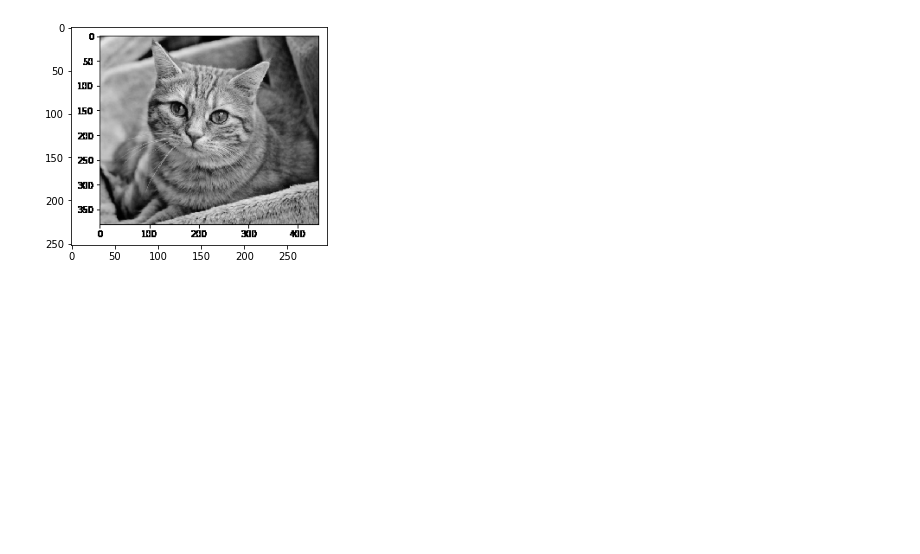
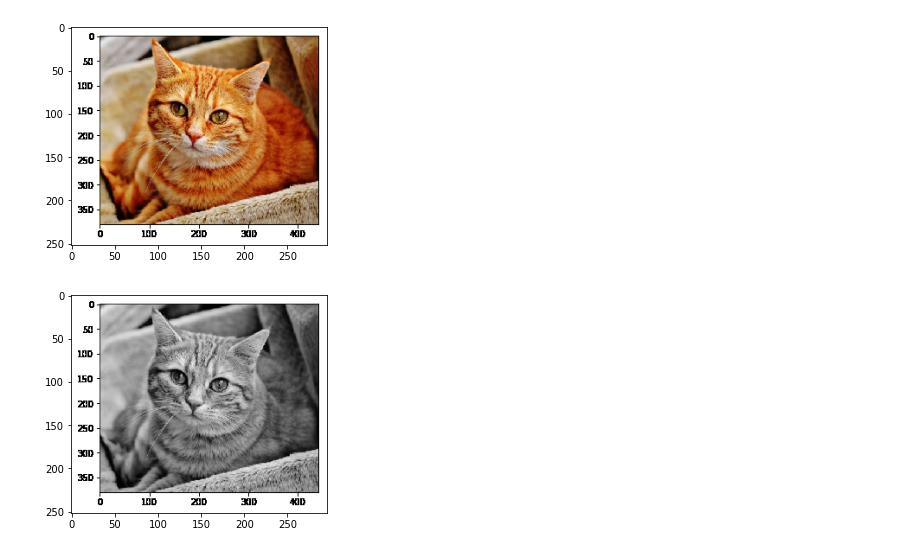
Before and after one commit to eung33/learncode, a Jupyter notebook: NDBDataAnalysis/OpenCV소개 및 기본사용법.ipynb, the cells around one changed output. Drawn from its saved outputs; the diff is of its cells as text; code cells hidden in the pictures; blank space fills up the shorter version.

Commit message:
20210524 nadocoding basic

```diff
--- a/NDBDataAnalysis/OpenCV소개 및 기본사용법.ipynb
+++ b/NDBDataAnalysis/OpenCV소개 및 기본사용법.ipynb
@@ -1,9 +1,14 @@
 # %%
 import cv2
 import matplotlib.pyplot as plt
 
 img_basic = cv2.imread('cat.png', cv2.IMREAD_COLOR)
 plt.imshow(cv2.cvtColor(img_basic, cv2.COLOR_BGR2RGB))
 plt.show()
+
+img_basic = cv2.cvtColor(img_basic, cv2.COLOR_BGR2GRAY)
+plt.imshow(cv2.cvtColor(img_basic, cv2.COLOR_BGR2RGB))
+plt.show()
 # %% [output]
-[figure, old version]
+[figure, new version]
+[figure, added]
```
Also changed, not shown: 3 other files.
